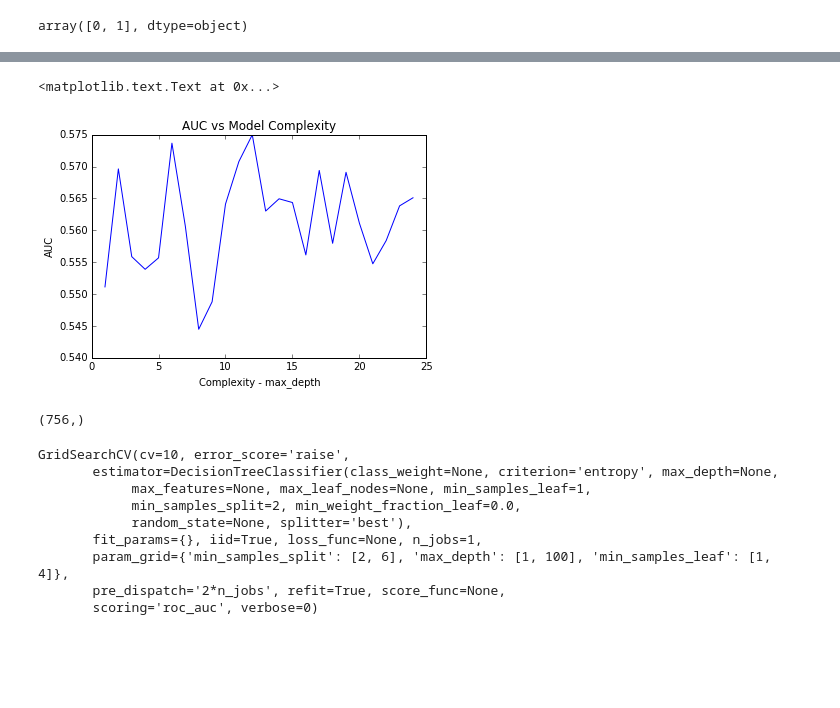
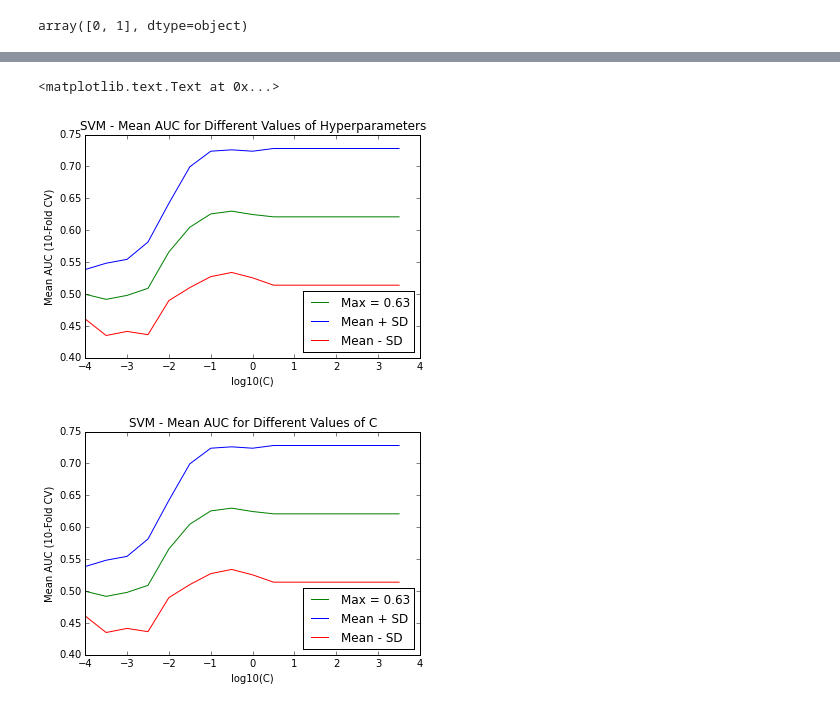
Before and after one commit to vdn207/Cancer-Data, a Jupyter notebook: Cancer/Intro_Project.ipynb, the cells around one changed output, grey strips where cells are left out. Saved outputs shown, nothing was run; the diff lists cells and outputs as text; code cells hidden in the pictures; blank space fills up the shorter version.

```diff
--- a/Cancer/Intro_Project.ipynb
+++ b/Cancer/Intro_Project.ipynb
@@ -250,43 +242,33 @@ survival_testing = testing['survival']
-# %%
-# Searching optimal hyperparameters for decision tree
-
-# Using max_depth as the complexity parameter. As max_depth increases, the complexity increases
-
-max_depth_values = np.arange(1, 25)
-md_auc_scores = {}
-for md in max_depth_values:
-    dt_hyperparam = DT_HyperParam(md, 2, 1, None)
-    md_auc_scores[md] = decision_tree_model_with_cv(features_chosen_by_domain_knowledge, cancer_training, survival_training, 10, hyperparam = dt_hyperparam)
-
-plt.plot(md_auc_scores.keys(), md_auc_scores.values())
-plt.xlabel("Max Depth")
-plt.ylabel("AUC")
-plt.title("AUC vs Model Complexity")
-
-#### FINAL CONCLUSION ####
-#### Max depth is not
-# %% [output]
-<matplotlib.text.Text at 0x...>
-[figure, removed]
-# %%
-survival_training.shape
-# %% [output]
-(756,)
-# %%
-# Decision Tree Grid Search
-dt_parameters = {'max_depth':[1, 100], 'min_samples_split':[2, 6], 'min_samples_leaf':[1, 4]}
-dt = DecisionTreeClassifier(criterion = "entropy")
-
-dt_gs = grid_search.GridSearchCV(dt, dt_parameters, scoring = 'roc_auc', cv = 10)
-dt_optimal = dt_gs.fit(cancer_training, survival_training.astype(int))
-print dt_optimal
-# %% [output]
-GridSearchCV(cv=10, error_score='raise',
-       estimator=DecisionTreeClassifier(class_weight=None, criterion='entropy', max_depth=None,
-            max_features=None, max_leaf_nodes=None, min_samples_leaf=1,
-            min_samples_split=2, min_weight_fraction_leaf=0.0,
-            random_state=None, splitter='best'),
-       fit_params={}, iid=True, loss_func=None, n_jobs=1,
-       param_grid={'min_samples_split': [2, 6], 'max_depth': [1, 100], 'min_samples_leaf': [1, 4]},
-       pre_dispatch='2*n_jobs', refit=True, score_func=None,
-       scoring='roc_auc', verbose=0)
+# %%
+# Searching optimal hyperparameters for SVM
+powers = np.arange(-4, 4, 0.5)
+cs = [10**exp for exp in powers]
+cv_auc_svm_mean = []
+cv_auc_svm_std = []
+
+for C in cs:
+    cv_auc_svm = svm_model_with_cv(cancer_training, survival_training, 10, C)
+    cv_auc_svm_mean.append(cv_auc_svm[0])
+    cv_auc_svm_std.append(cv_auc_svm[1])
+
+plt.plot(np.log10(cs), cv_auc_svm_mean, 'g', label = "Max = %.2f" % (max(cv_auc_svm_mean)))
+plt.plot(np.log10(cs), [x + y for (x, y) in zip(cv_auc_svm_mean, cv_auc_svm_std)], 'b', label = 'Mean + SD')
+plt.plot(np.log10(cs), [x - y for (x, y) in zip(cv_auc_svm_mean, cv_auc_svm_std)], 'r', label = 'Mean - SD')
+plt.xlabel("log10(C)")
+plt.ylabel("Mean AUC (10-Fold CV)")
+plt.legend(loc = 'lower right')
+plt.title("SVM - Mean AUC for Different Values of C")
+# %% [output]
+<matplotlib.text.Text at 0x...>
+[figure, added]
+# %%
+plt.plot(np.log10(cs), cv_auc_svm_mean, 'g', label = "Max = %.2f" % (max(cv_auc_svm_mean)))
+plt.plot(np.log10(cs), [x + y for (x, y) in zip(cv_auc_svm_mean, cv_auc_svm_std)], 'b', label = 'Mean + SD')
+plt.plot(np.log10(cs), [x - y for (x, y) in zip(cv_auc_svm_mean, cv_auc_svm_std)], 'r', label = 'Mean - SD')
+plt.xlabel("log10(C)")
+plt.ylabel("Mean AUC (10-Fold CV)")
+plt.legend(loc = 'lower right')
+plt.title("SVM - Mean AUC for Different Values of C")
+plt.savefig('svm_optimal_C.png')
+# %% [output]
+[figure, added]
```
Also changed, not shown: parts of 31 cells of this notebook.
